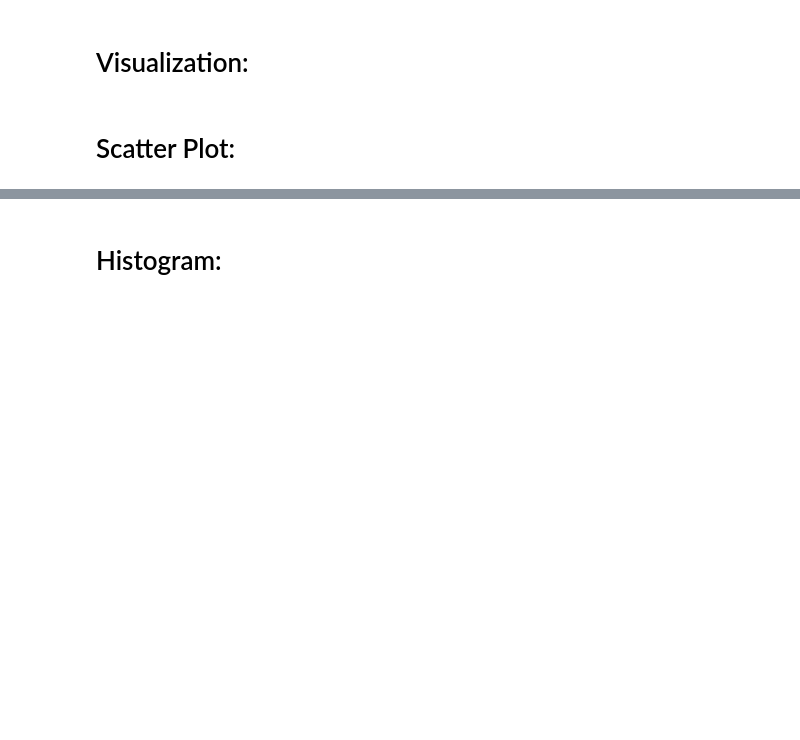
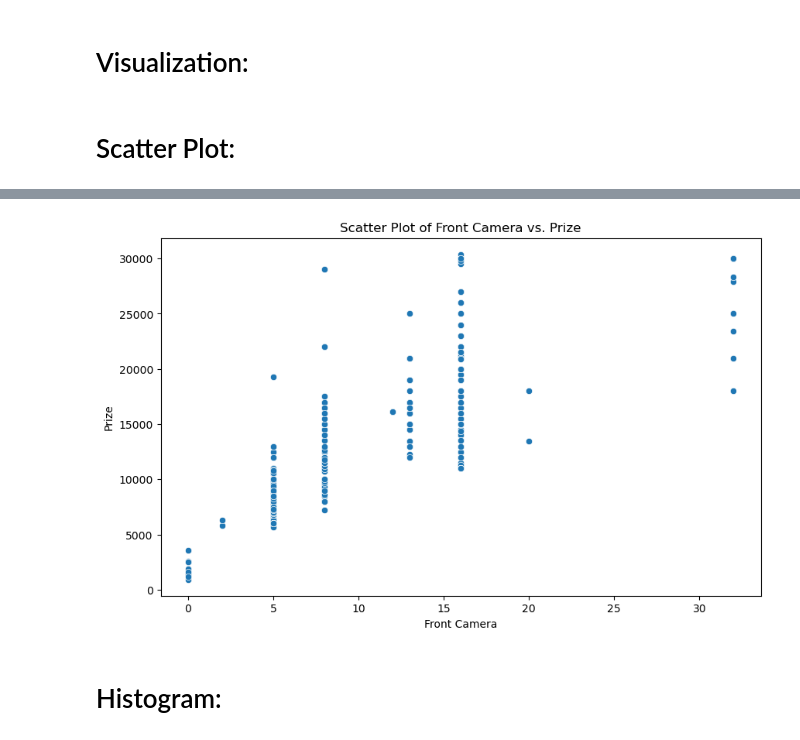
Before and after one commit to MohdJubairKhan/project_4., a Jupyter notebook: Notebook/Feature Extraction and Price Prediction for Mobile Phones.ipynb, the cells around one changed output, grey strips where cells are left out. Saved outputs shown, nothing was run; the diff lists cells and outputs as text; code cells hidden in the pictures; blank space fills up the shorter version.

```diff
--- a/Notebook/Feature Extraction and Price Prediction for Mobile Phones.ipynb
+++ b/Notebook/Feature Extraction and Price Prediction for Mobile Phones.ipynb
@@ -457,3 +466,12 @@ plt.show()
+# %%
+plt.figure(figsize=(10, 6))
+sns.scatterplot(x='Front Camera', y='Prize', data=encoding_Processed_Flipdata)
+plt.xlabel('Front Camera')
+plt.ylabel('Prize')
+plt.title('Scatter Plot of Front Camera vs. Prize')
+plt.show()
+# %% [output]
+[figure, added]
 # %% [markdown]
 # Histogram:
 # %%
```
Also changed, not shown: parts of 59 cells of this notebook.
